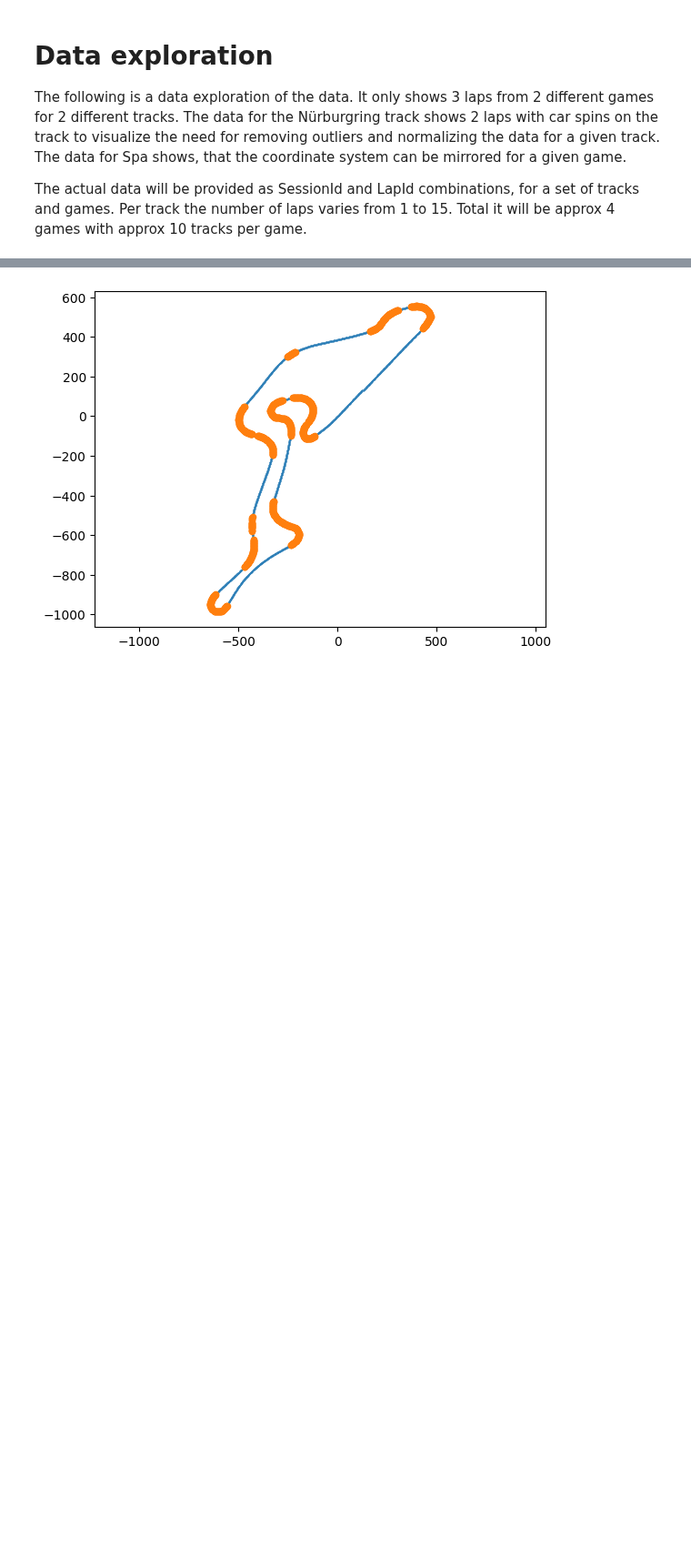
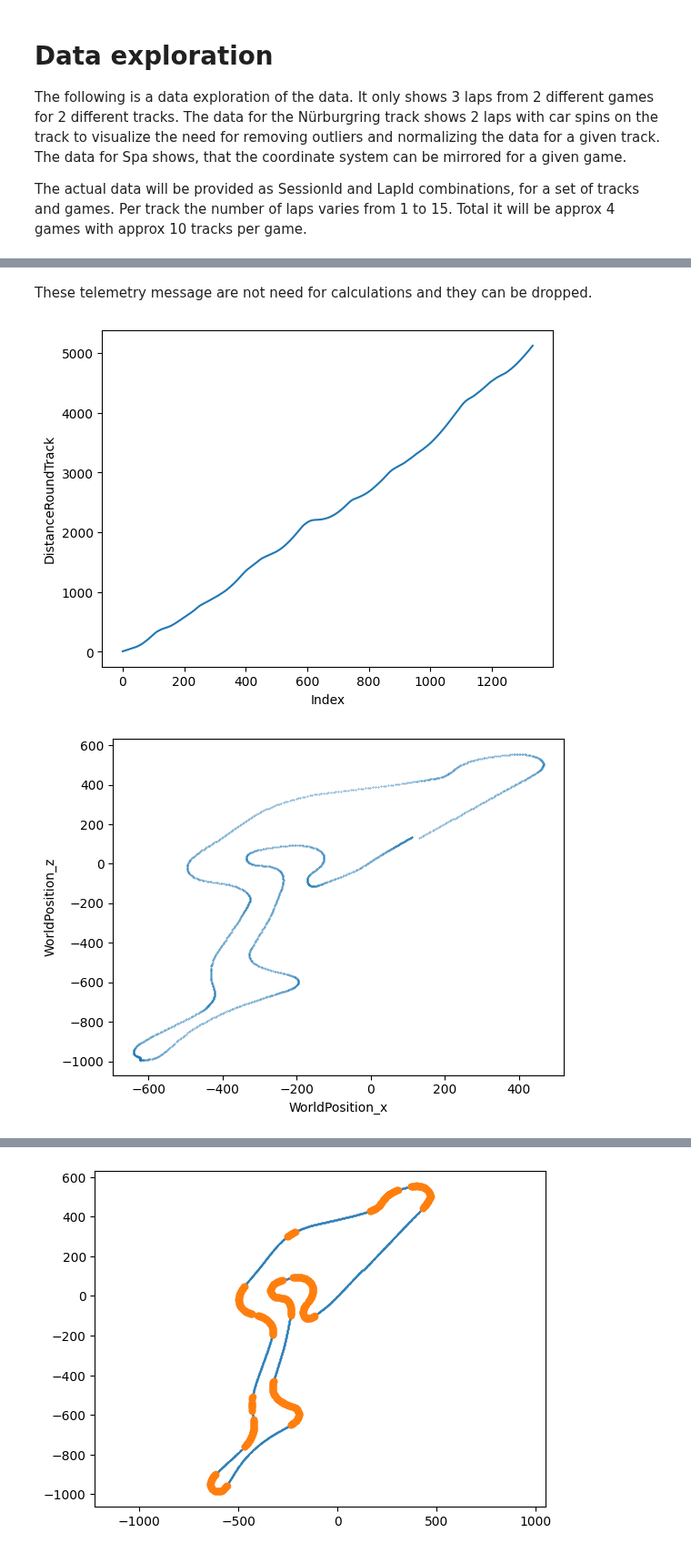
Before and after one commit to b4mad/racing, a Jupyter notebook: notebooks/track_sections_from_coordinates.ipynb, the cells around one changed output, grey strips where cells are left out. Shown at 91% size. Saved outputs shown, nothing was run; the diff lists cells and outputs as text; code cells hidden in the pictures; blank space fills up the shorter version.

```diff
--- a/notebooks/track_sections_from_coordinates.ipynb
+++ b/notebooks/track_sections_from_coordinates.ipynb
@@ -206,0 +264,31 @@ def split_laps(distance, points, threshold=100):
+# %% [markdown]
+These telemetry message are not need for calculations and they can be dropped.
+# %%
+for lap_idx in range(len(laps)):
+    distances = laps[lap_idx]['distances']
+    points = laps[lap_idx]['points']
+
+    max_distance = distances[0]
+    selected_idx = []
+    for idx in range(distances.shape[0]):
+        if distances[idx] > max_distance:
+            selected_idx.append(idx)
+            max_distance = distances[idx]
+    laps[lap_idx]['distances'] = distances[selected_idx]
+    laps[lap_idx]['points'] = points[selected_idx]
+
+plt.figure()
+plt.plot(laps[0]['distances'])
+plt.xlabel('Index')
+plt.ylabel('DistanceRoundTrack')
+
+plt.figure()
+x = laps[0]['points'][:,0]
+y = laps[0]['points'][:,1]
+plt.scatter(x, y, s=0.1)
+plt.xlabel('WorldPosition_x')
+plt.ylabel('WorldPosition_z')
+plt.show()
+# %% [output]
+[figure, added]
+[figure, added]
```
Also changed, not shown: parts of 19 cells of this notebook.
